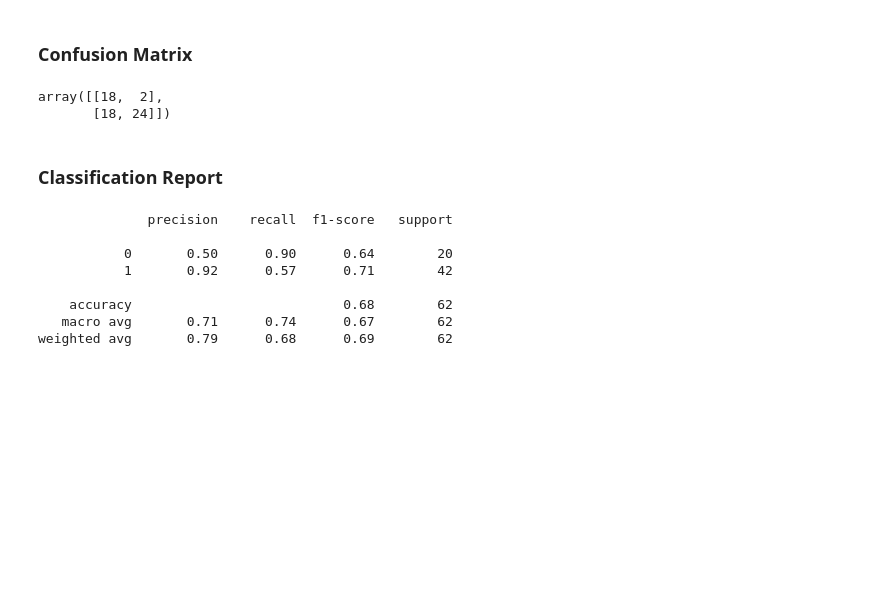
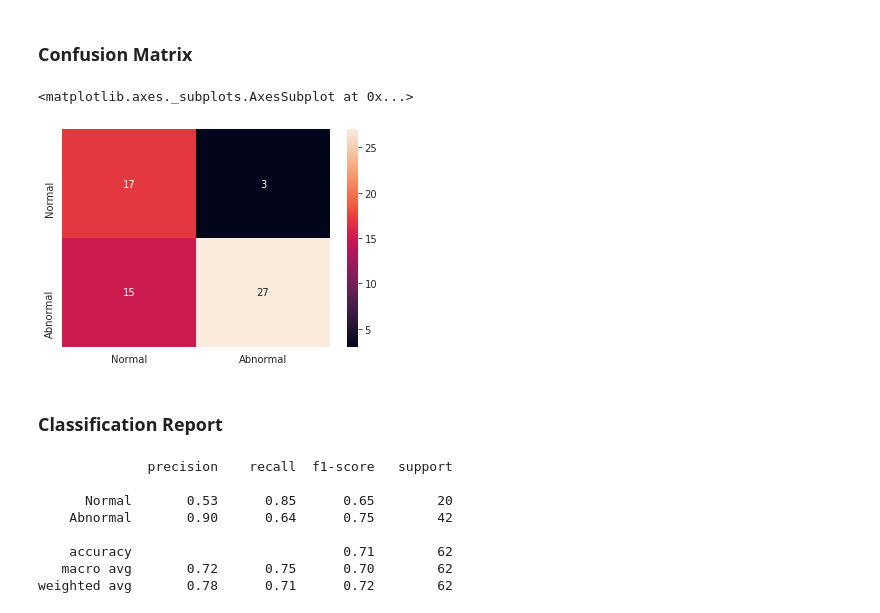
Before and after one commit to theairbend3r/how-to-train-your-neural-net, a Jupyter notebook: pytorch/tabular/classification/binary_classification_spine.ipynb, the cells around one changed output. Saved outputs shown, nothing was run; the diff lists cells and outputs as text; code cells hidden in the pictures; blank space fills up the shorter version.

```diff
--- a/pytorch/tabular/classification/binary_classification_spine.ipynb
+++ b/pytorch/tabular/classification/binary_classification_spine.ipynb
@@ -127,5 +137,5 @@ DROPOUT = 0.2
 # %%
-class TrainValData(Dataset):
+class ClassifierDataset(Dataset):
 
     def __init__(self, X_data, y_data):
         self.X_data = X_data
@@ -138,6 +148,6 @@ class TrainValData(Dataset):
         return len(self.X_data)
 
 
-train_dataset = TrainValData(torch.from_numpy(X_train).float(), torch.from_numpy(y_train).long())
-val_dataset = TrainValData(torch.from_numpy(X_val).float(), torch.from_numpy(y_val).long())
-test_dataset = TrainValData(torch.from_numpy(X_test).float(), torch.from_numpy(y_test).long())
+train_dataset = ClassifierDataset(torch.from_numpy(X_train).float(), torch.from_numpy(y_train).long())
+val_dataset = ClassifierDataset(torch.from_numpy(X_val).float(), torch.from_numpy(y_val).long())
+test_dataset = ClassifierDataset(torch.from_numpy(X_test).float(), torch.from_numpy(y_test).long())
@@ -175,20 +195,16 @@ class BinaryClassification(nn.Module):
         super(BinaryClassification, self).__init__()
 
         self.layer_1 = nn.Linear(12, 32) # Number of input features is 12.
-        self.layer_2 = nn.Linear(64, 64)
         self.layer_out = nn.Linear(32, 2)
 
-        self.relu = nn.ReLU()
+        self.lrelu = nn.LeakyReLU()
         self.dropout = nn.Dropout(p=0.1)
         self.batchnorm = nn.BatchNorm1d(32)
 
     def forward(self, x):
         x = self.layer_1(x)
         x = self.batchnorm(x)
-        x = self.relu(x)
-#         x = self.layer_2(x)
-#         x = self.batchnorm(x)
-#         x = self.dropout(x)
+        x = self.lrelu(x)
         x = self.layer_out(x)
 
         return x
@@ -302,21 +346,22 @@ with torch.no_grad():
 y_pred_list = [a.squeeze().tolist() for a in y_pred_list]
 # %% [markdown]
 ### Confusion Matrix
-# %%
-confusion_matrix(y_test, y_pred_list)
-# %% [output]
-array([[18,  2],
-       [18, 24]])
+# %%
+confusion_matrix_df = pd.DataFrame(confusion_matrix(y_test, y_pred_list)).rename(columns=idx2class, index=idx2class)
+sns.heatmap(confusion_matrix_df, annot=True)
+# %% [output]
+<matplotlib.axes._subplots.AxesSubplot at 0x...>
+[figure, added]
 # %% [markdown]
 ### Classification Report
 # %%
-print(classification_report(y_test, y_pred_list))
+print(classification_report(y_test, y_pred_list, target_names=["Normal", "Abnormal"]))
 # %% [output]
               precision    recall  f1-score   support
 
-           0       0.50      0.90      0.64        20
-           1       0.92      0.57      0.71        42
+      Normal       0.53      0.85      0.65        20
+    Abnormal       0.90      0.64      0.75        42
 
-    accuracy                           0.68        62
-   macro avg       0.71      0.74      0.67        62
-weighted avg       0.79      0.68      0.69        62
+    accuracy                           0.71        62
+   macro avg       0.72      0.75      0.70        62
+weighted avg       0.78      0.71      0.72        62
```
Also changed, not shown: parts of 22 cells of this notebook, 1 other file.
